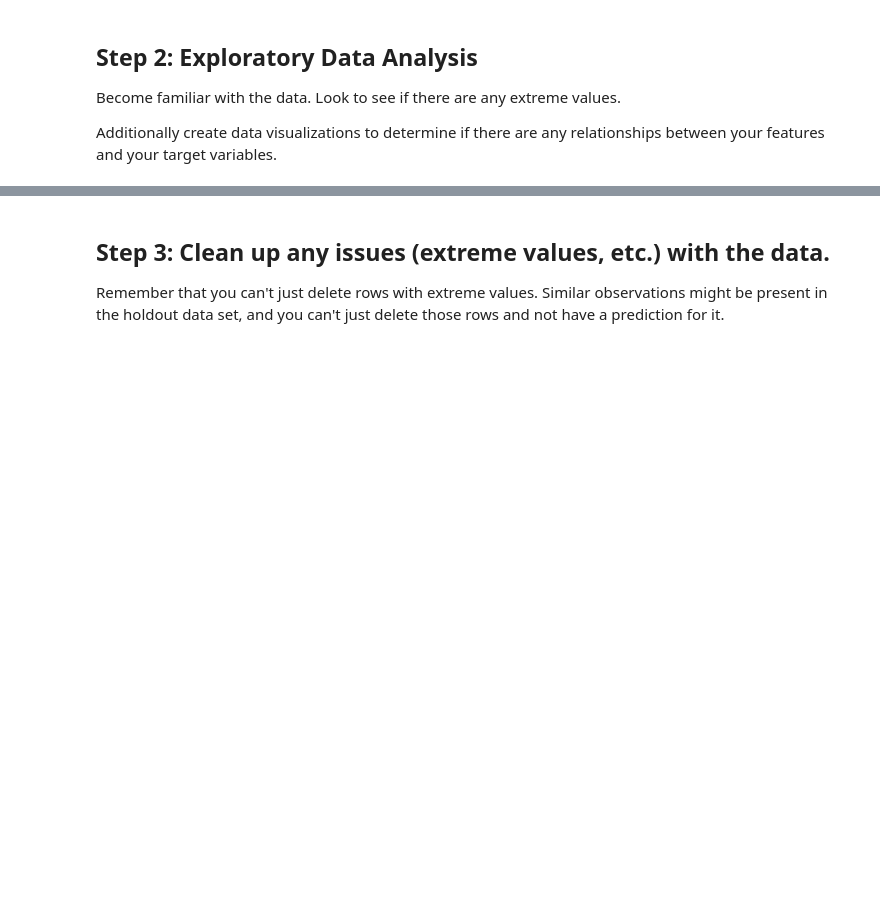
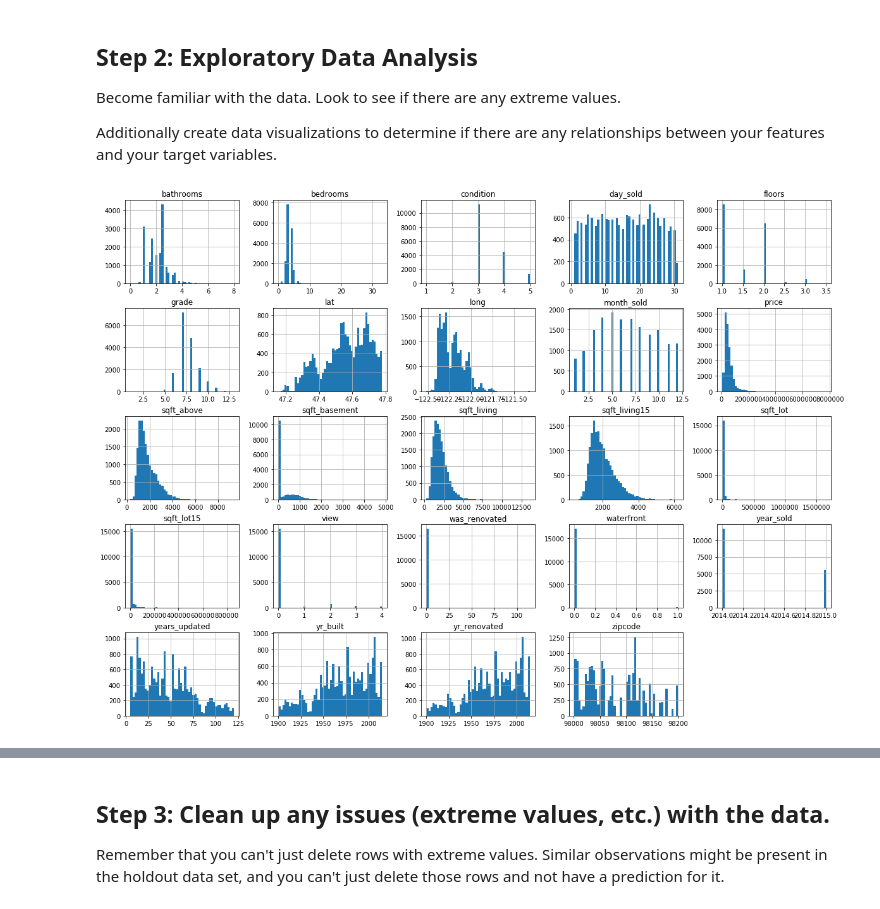
Before and after one commit to ameliadahm20/housing-pricing, a Jupyter notebook: KingsCountyHousingPrices.ipynb, the cells around one changed output, grey strips where cells are left out. Cells and saved outputs as stored; diff of their text form; code cells hidden in the pictures; blank space fills up the shorter version.

```diff
--- a/KingsCountyHousingPrices.ipynb
+++ b/KingsCountyHousingPrices.ipynb
@@ -73,3 +146,10 @@ df.at[8597,'bedrooms']= 3
 Become familiar with the data. Look to see if there are any extreme values.
 
 Additionally create data visualizations to determine if there are any relationships between your features and your target variables.
+# %%
+%matplotlib inline
+import matplotlib.pyplot as plt
+df.hist(bins=50, figsize=(20,15))
+plt.show()
+# %% [output]
+[figure, added]
```
Also changed, not shown: parts of 23 cells of this notebook.
